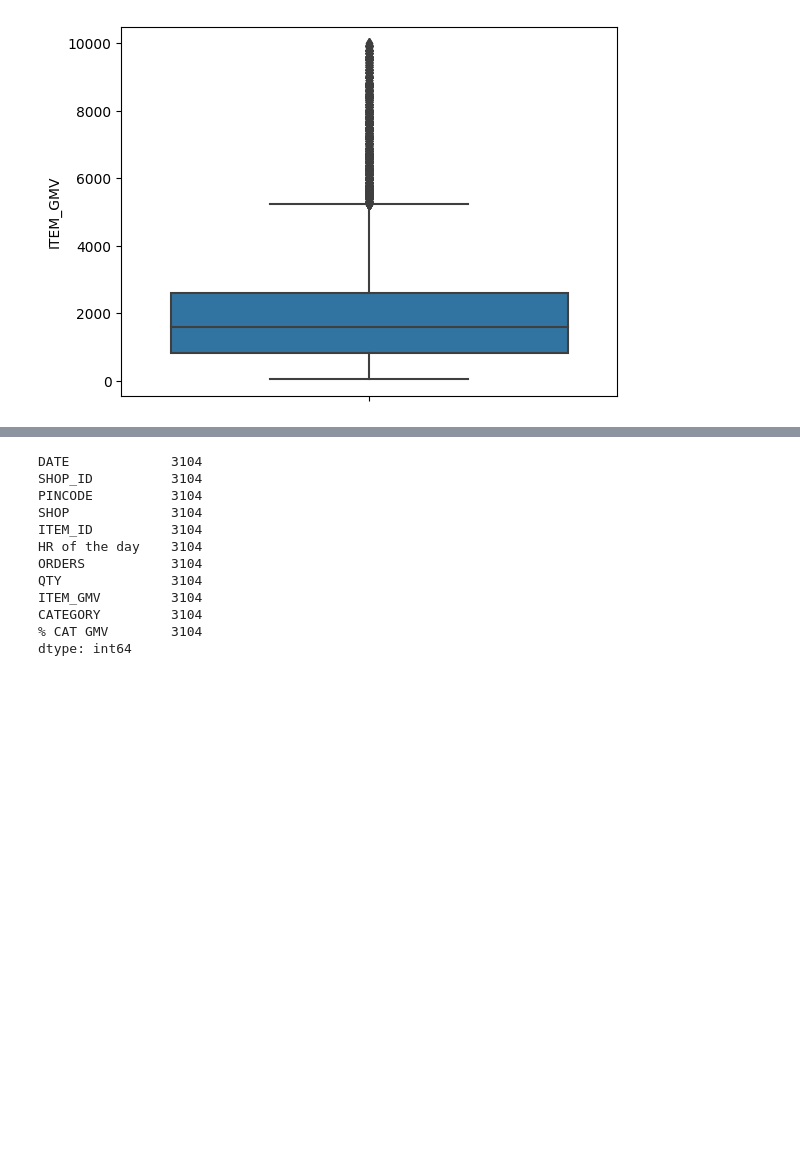
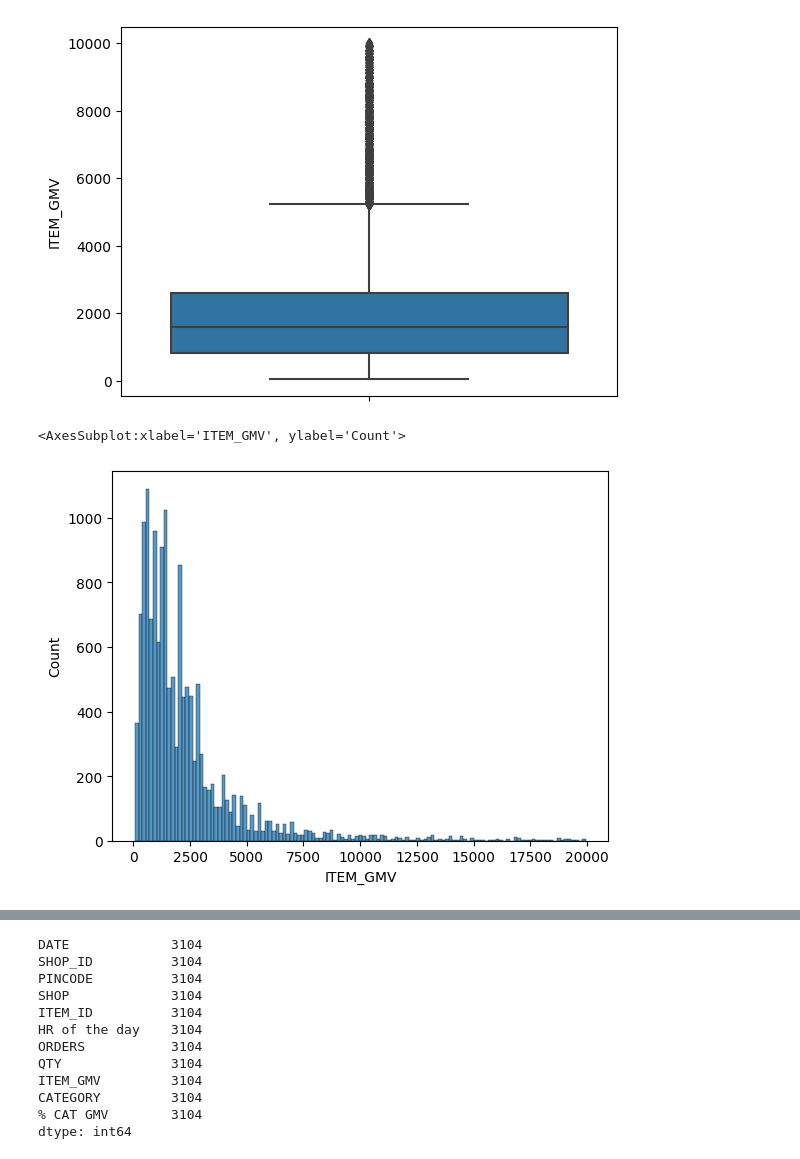
Before and after one commit to raahul42/Case-Comps, a Jupyter notebook: ByteCrunch/ByteCrunch post-diwa.ipynb, the cells around one changed output, grey strips where cells are left out. Cells and saved outputs as stored; diff of their text form; code cells hidden in the pictures; blank space fills up the shorter version.

```diff
--- a/ByteCrunch/ByteCrunch post-diwa.ipynb
+++ b/ByteCrunch/ByteCrunch post-diwa.ipynb
@@ -350,3 +376,8 @@ sns.boxplot(y=df[(df['CATEGORY']=='Earphones') & (df['ITEM_GMV']<10000)]['ITEM_G
 # %% [output]
 <AxesSubplot:ylabel='ITEM_GMV'>
 [figure]
+# %%
+sns.histplot(df[(df['CATEGORY']=='Speakers') & (df['ITEM_GMV']<20000)]['ITEM_GMV'])
+# %% [output]
+<AxesSubplot:xlabel='ITEM_GMV', ylabel='Count'>
+[figure, added]
```
Also changed, not shown: parts of 5 cells of this notebook, 14 other files.
